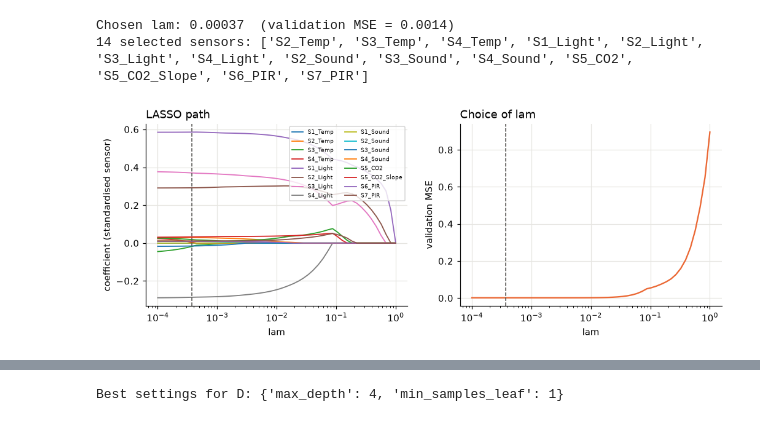
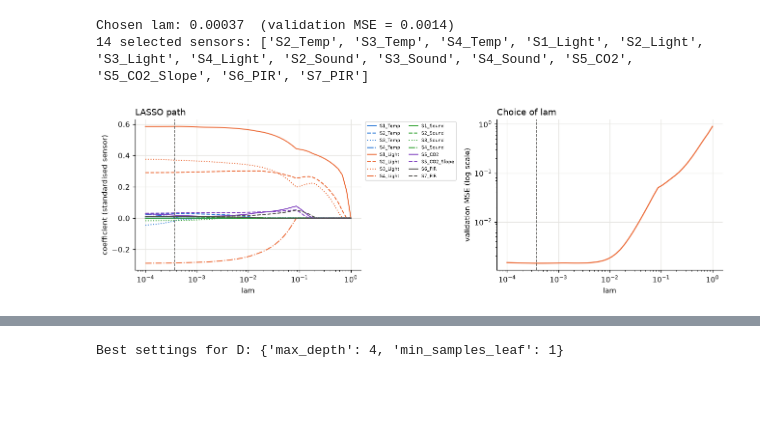
Before and after one commit to Asabourdin/Room_occupancy_prediction, a Jupyter notebook: occupancy_analysis_data.ipynb, the cells around one changed output, grey strips where cells are left out. Cells and saved outputs as stored; diff of their text form; code cells hidden in the pictures; blank space fills up the shorter version.

```diff
--- a/occupancy_analysis_data.ipynb
+++ b/occupancy_analysis_data.ipynb
@@ -693,23 +700,29 @@ Chosen lam: 0.00037  (validation MSE = 0.0014)
 14 selected sensors: ['S2_Temp', 'S3_Temp', 'S4_Temp', 'S1_Light', 'S2_Light', 'S3_Light', 'S4_Light', 'S2_Sound', 'S3_Sound', 'S4_Sound', 'S5_CO2', 'S5_CO2_Slope', 'S6_PIR', 'S7_PIR']
 # %%
 # 1: oefficient of each sensor for each penalisation factor lam
-fig, (ax1, ax2) = plt.subplots(1, 2, figsize=(11, 3.5))
+GROUPS = {"Temp": "#2a78d6", "Light": "#eb6834", "Sound": "#2ca02c", "CO2": "#7f3fbf", "PIR": "#52514e"}
+STYLES = ["-", "--", ":", "-."] # colour = type of sensor, line style = sensor number
+fig, (ax1, ax2) = plt.subplots(1, 2, figsize=(12, 3.8))
 for j, f in enumerate(features):
-    ax1.plot(lams, coefs[:, j], lw=1.2, label=f)
+    group = next(g for g in GROUPS if g in f)
+    number = [x for x in features if group in x].index(f)
+    ax1.plot(lams, coefs[:, j], color=GROUPS[group], ls=STYLES[number], lw=1.3, label=f)
 ax1.set_xscale("log")
 ax1.set_xlabel("lam")
 ax1.set_ylabel("coefficient (standardised sensor)")
 ax1.set_title("LASSO path", loc="left")
-ax1.legend(fontsize=6, ncol=2, loc="upper right")
+ax1.legend(fontsize=6, ncol=2, loc="upper left", bbox_to_anchor=(1.01, 1))
 
 # 2: Val mse for all pen fct lam
 ax2.plot(lams, val_mse, color=ORANGE)
 ax2.set_xscale("log")
+ax2.set_yscale("log")
 ax2.set_xlabel("lam")
-ax2.set_ylabel("validation MSE")
+ax2.set_ylabel("validation MSE (log scale)")
 ax2.set_title("Choice of lam", loc="left")
 for ax in (ax1, ax2):
     ax.axvline(lam_D, color=GREY, ls="--", lw=1)
+plt.tight_layout()
 plt.show()
 # %% [output]
-[figure, old version]
+[figure, new version]
```
Also changed, not shown: parts of 16 cells of this notebook.
